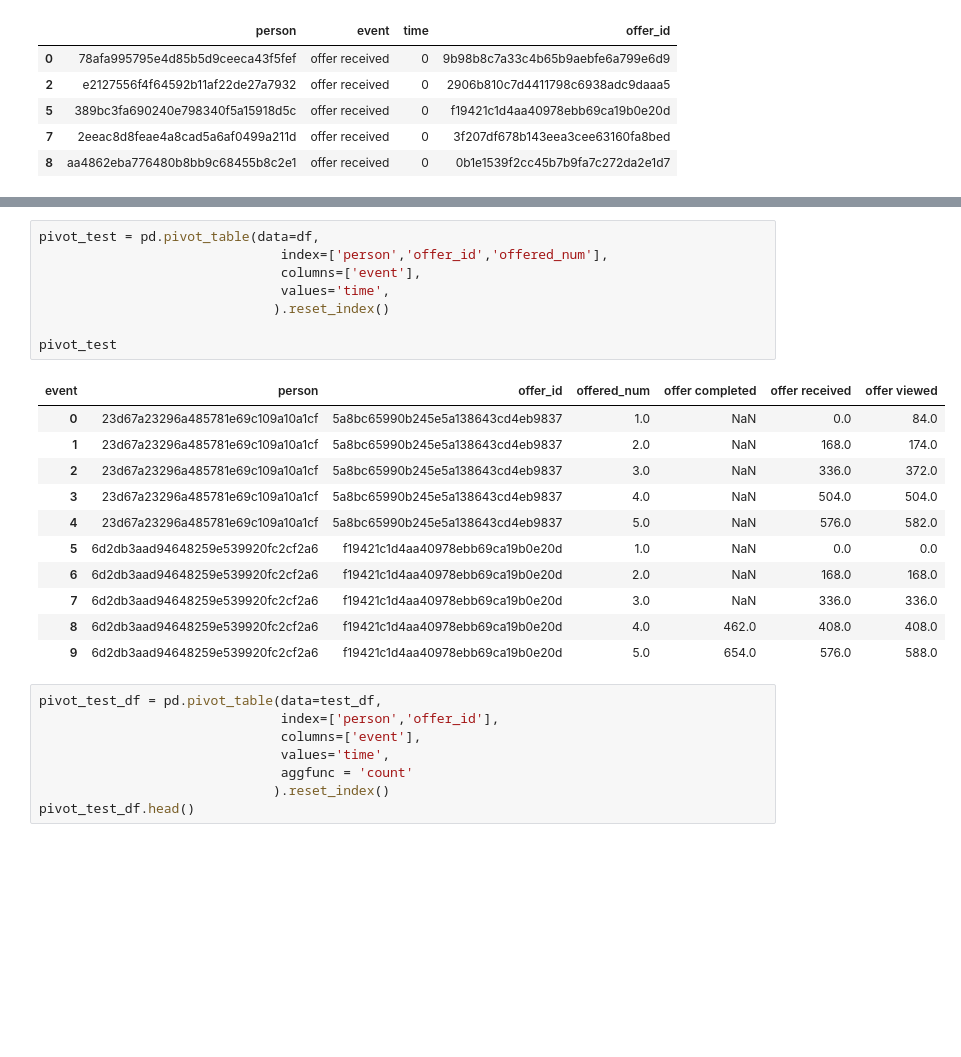
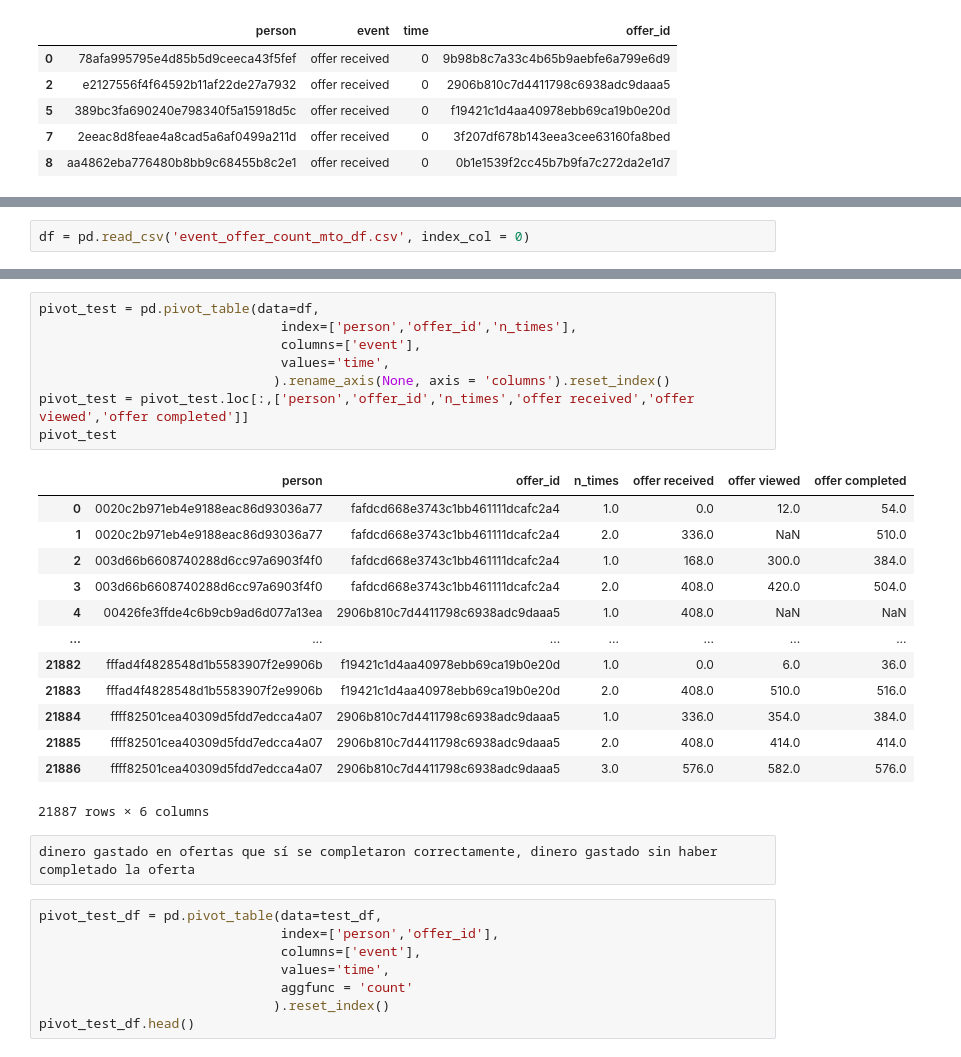
Before and after one commit to Haroldg94/Udacity-Machine-Learning-Engineer-Nanodegree, a Jupyter notebook: Capstone_project.ipynb, the cells around one changed output, grey strips where cells are left out. Cells and saved outputs as stored; diff of their text form; blank space fills up the shorter version.

Commit message:
labeling the number of times each offer was sent to the same customer

```diff
--- a/Capstone_project.ipynb
+++ b/Capstone_project.ipynb
@@ -502,0 +533,2 @@ df
+# %%
+df = pd.read_csv('event_offer_count_mto_df.csv', index_col = 0)
@@ -503,23 +554,27 @@ df
 # %%
 pivot_test = pd.pivot_table(data=df,
-                               index=['person','offer_id','offered_num'],
+                               index=['person','offer_id','n_times'],
                                columns=['event'],
                                values='time',
-                              ).reset_index()
-
+                              ).rename_axis(None, axis = 'columns').reset_index()
+pivot_test = pivot_test.loc[:,['person','offer_id','n_times','offer received','offer viewed','offer completed']]
 pivot_test
 # %% [output]
-| event | person | offer_id | offered_num | offer completed | offer received | offer viewed |
-| 0 | 23d67a23296a485781e69c109a10a1cf | 5a8bc65990b245e5a138643cd4eb9837 | 1.0 | NaN | 0.0 | 84.0 |
-| 1 | 23d67a23296a485781e69c109a10a1cf | 5a8bc65990b245e5a138643cd4eb9837 | 2.0 | NaN | 168.0 | 174.0 |
-| 2 | 23d67a23296a485781e69c109a10a1cf | 5a8bc65990b245e5a138643cd4eb9837 | 3.0 | NaN | 336.0 | 372.0 |
-| 3 | 23d67a23296a485781e69c109a10a1cf | 5a8bc65990b245e5a138643cd4eb9837 | 4.0 | NaN | 504.0 | 504.0 |
-| 4 | 23d67a23296a485781e69c109a10a1cf | 5a8bc65990b245e5a138643cd4eb9837 | 5.0 | NaN | 576.0 | 582.0 |
-| 5 | 6d2db3aad94648259e539920fc2cf2a6 | f19421c1d4aa40978ebb69ca19b0e20d | 1.0 | NaN | 0.0 | 0.0 |
-| 6 | 6d2db3aad94648259e539920fc2cf2a6 | f19421c1d4aa40978ebb69ca19b0e20d | 2.0 | NaN | 168.0 | 168.0 |
-| 7 | 6d2db3aad94648259e539920fc2cf2a6 | f19421c1d4aa40978ebb69ca19b0e20d | 3.0 | NaN | 336.0 | 336.0 |
-| 8 | 6d2db3aad94648259e539920fc2cf2a6 | f19421c1d4aa40978ebb69ca19b0e20d | 4.0 | 462.0 | 408.0 | 408.0 |
-| 9 | 6d2db3aad94648259e539920fc2cf2a6 | f19421c1d4aa40978ebb69ca19b0e20d | 5.0 | 654.0 | 576.0 | 588.0 |
+|  | person | offer_id | n_times | offer received | offer viewed | offer completed |
+| 0 | 0020c2b971eb4e9188eac86d93036a77 | fafdcd668e3743c1bb461111dcafc2a4 | 1.0 | 0.0 | 12.0 | 54.0 |
+| 1 | 0020c2b971eb4e9188eac86d93036a77 | fafdcd668e3743c1bb461111dcafc2a4 | 2.0 | 336.0 | NaN | 510.0 |
+| 2 | 003d66b6608740288d6cc97a6903f4f0 | fafdcd668e3743c1bb461111dcafc2a4 | 1.0 | 168.0 | 300.0 | 384.0 |
+| 3 | 003d66b6608740288d6cc97a6903f4f0 | fafdcd668e3743c1bb461111dcafc2a4 | 2.0 | 408.0 | 420.0 | 504.0 |
+| 4 | 00426fe3ffde4c6b9cb9ad6d077a13ea | 2906b810c7d4411798c6938adc9daaa5 | 1.0 | 408.0 | NaN | NaN |
+| ... | ... | ... | ... | ... | ... | ... |
+| 21882 | fffad4f4828548d1b5583907f2e9906b | f19421c1d4aa40978ebb69ca19b0e20d | 1.0 | 0.0 | 6.0 | 36.0 |
+| 21883 | fffad4f4828548d1b5583907f2e9906b | f19421c1d4aa40978ebb69ca19b0e20d | 2.0 | 408.0 | 510.0 | 516.0 |
+| 21884 | ffff82501cea40309d5fdd7edcca4a07 | 2906b810c7d4411798c6938adc9daaa5 | 1.0 | 336.0 | 354.0 | 384.0 |
+| 21885 | ffff82501cea40309d5fdd7edcca4a07 | 2906b810c7d4411798c6938adc9daaa5 | 2.0 | 408.0 | 414.0 | 414.0 |
+| 21886 | ffff82501cea40309d5fdd7edcca4a07 | 2906b810c7d4411798c6938adc9daaa5 | 3.0 | 576.0 | 582.0 | 576.0 |
+21887 rows × 6 columns
+# %%
+dinero gastado en ofertas que sí se completaron correctamente, dinero gastado sin haber completado la oferta
 # %%
 pivot_test_df = pd.pivot_table(data=test_df,
                                index=['person','offer_id'],
```
Also changed, not shown: parts of 20 cells of this notebook, 1 other file.
